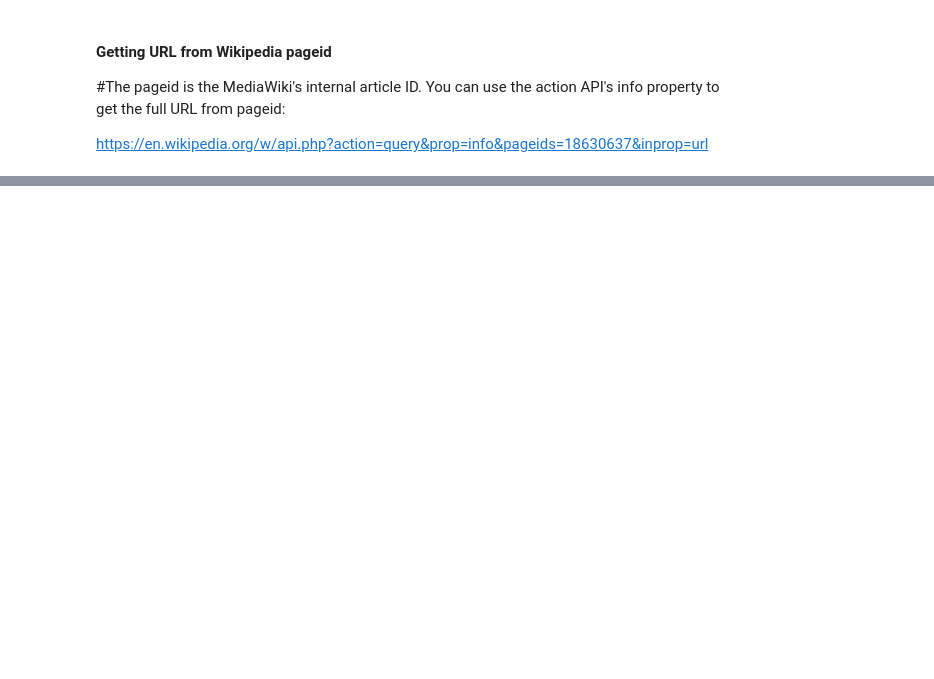
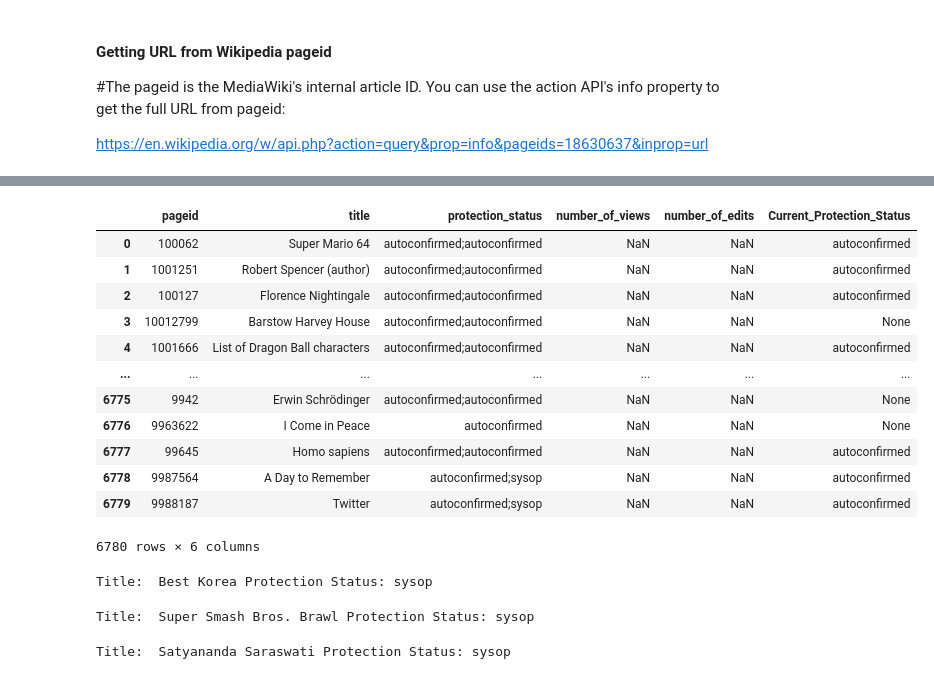
Before and after one commit to abhi12ravi/protect-wiki, a Jupyter notebook: data_creation_protected_articles.ipynb, the cells around one changed output, grey strips where cells are left out. Drawn from its saved outputs; the diff is of its cells as text; code cells hidden in the pictures; blank space fills up the shorter version.

```diff
--- a/data_creation_protected_articles.ipynb
+++ b/data_creation_protected_articles.ipynb
@@ -329,3 +239,45 @@ writer.writerow(filename_list)
 
 # close the file
 f.close()
+# %%
+#Get current protection status of article
+
+def get_protection_status(title):
+
+    import requests
+    S = requests.Session()
+
+    URL = "https://en.wikipedia.org/w/api.php"
+
+    PARAMS = {
+        "action": "query",
+        "format": "json",
+        "titles": title,
+    #     "list": "protectedtitles",
+        "prop": "info",
+        "inprop": "protection"
+    }
+
+    R = S.get(url=URL, params=PARAMS)
+    DATA = R.json()
+
+    PAGES = DATA["query"]["pages"]
+
+    for k, v in PAGES.items():
+        if v['protection'] != []:
+            protection_status = v["protection"][0]['level']
+            return protection_status
+# %%
+import pandas as pd
+df = pd.read_csv('./consolidated-data.csv')
+
+list_protection_statuses = []
+
+for index, row in df.iterrows():
+
+    title = row['title']
+    protection_status = get_protection_status(title)
+    print("Title: ", row['title'], "Protection Status:", protection_status)
+    list_protection_statuses.append(protection_status)
+
+df['Current_Protection_Status'] = list_protection_statuses
@@ -331,0 +306,16 @@ f.close()
+# %%
+df
+# %% [output]
+|  | pageid | title | protection_status | number_of_views | number_of_edits | Current_Protection_Status |
+| 0 | 100062 | Super Mario 64 | autoconfirmed;autoconfirmed | NaN | NaN | autoconfirmed |
+| 1 | 1001251 | Robert Spencer (author) | autoconfirmed;autoconfirmed | NaN | NaN | autoconfirmed |
+| 2 | 100127 | Florence Nightingale | autoconfirmed;autoconfirmed | NaN | NaN | autoconfirmed |
+| 3 | 10012799 | Barstow Harvey House | autoconfirmed;autoconfirmed | NaN | NaN | None |
+| 4 | 1001666 | List of Dragon Ball characters | autoconfirmed;autoconfirmed | NaN | NaN | autoconfirmed |
+| ... | ... | ... | ... | ... | ... | ... |
+| 6775 | 9942 | Erwin Schrödinger | autoconfirmed;autoconfirmed | NaN | NaN | None |
+| 6776 | 9963622 | I Come in Peace | autoconfirmed | NaN | NaN | None |
+| 6777 | 99645 | Homo sapiens | autoconfirmed;autoconfirmed | NaN | NaN | autoconfirmed |
+| 6778 | 9987564 | A Day to Remember | autoconfirmed;sysop | NaN | NaN | autoconfirmed |
+| 6779 | 9988187 | Twitter | autoconfirmed;sysop | NaN | NaN | autoconfirmed |
+6780 rows × 6 columns
@@ -331,0 +324,18 @@ f.close()
+# %%
+title = 'Best Korea'
+protection_status = get_protection_status(title)
+print("Title: ", title, "Protection Status:", protection_status)
+# %% [output]
+Title:  Best Korea Protection Status: sysop
+# %%
+title = 'Super Smash Bros. Brawl'
+protection_status = get_protection_status(title)
+print("Title: ", title, "Protection Status:", protection_status)
+# %% [output]
+Title:  Super Smash Bros. Brawl Protection Status: sysop
+# %%
+title = 'Satyananda Saraswati'
+protection_status = get_protection_status(title)
+print("Title: ", title, "Protection Status:", protection_status)
+# %% [output]
+Title:  Satyananda Saraswati Protection Status: sysop
```
Also changed, not shown: parts of 19 cells of this notebook, 4 other files.
